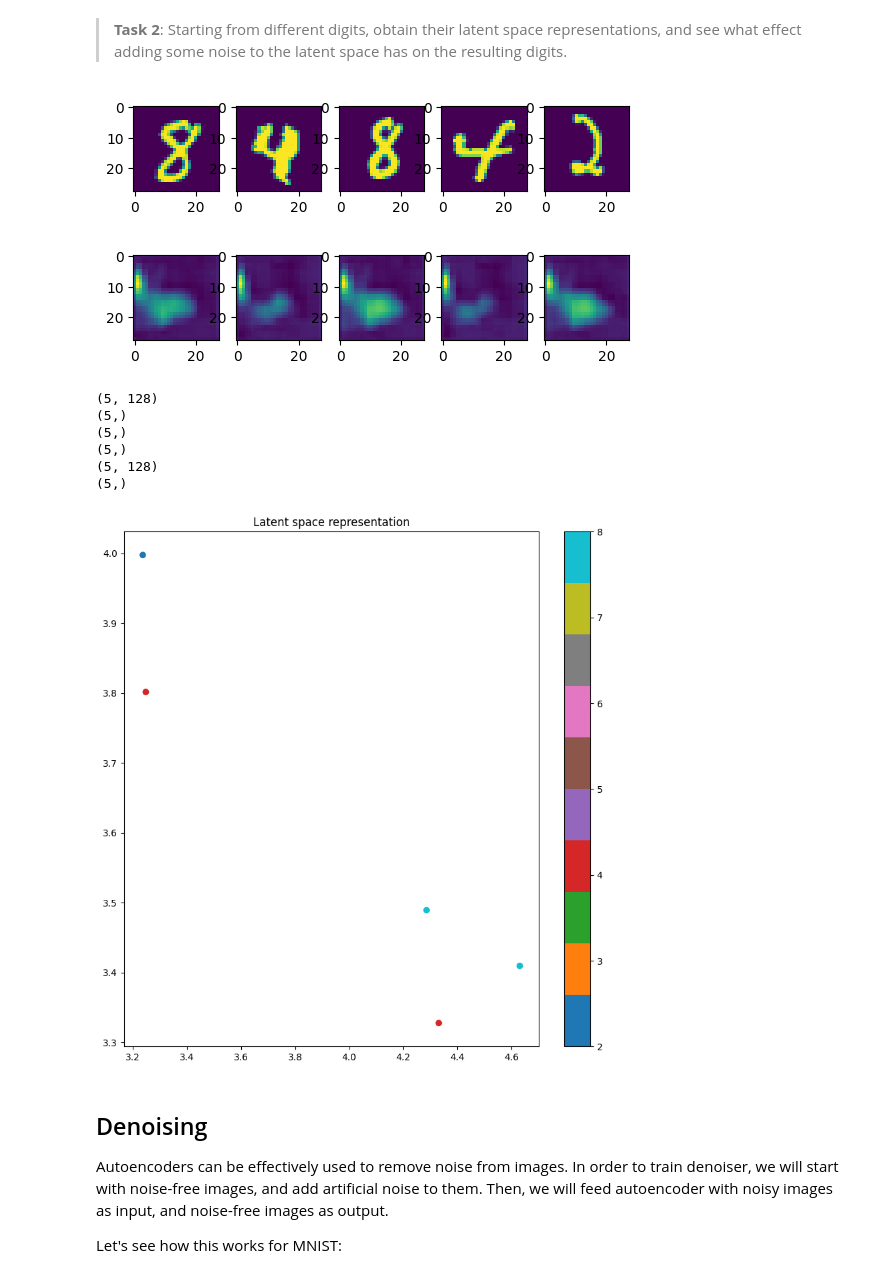
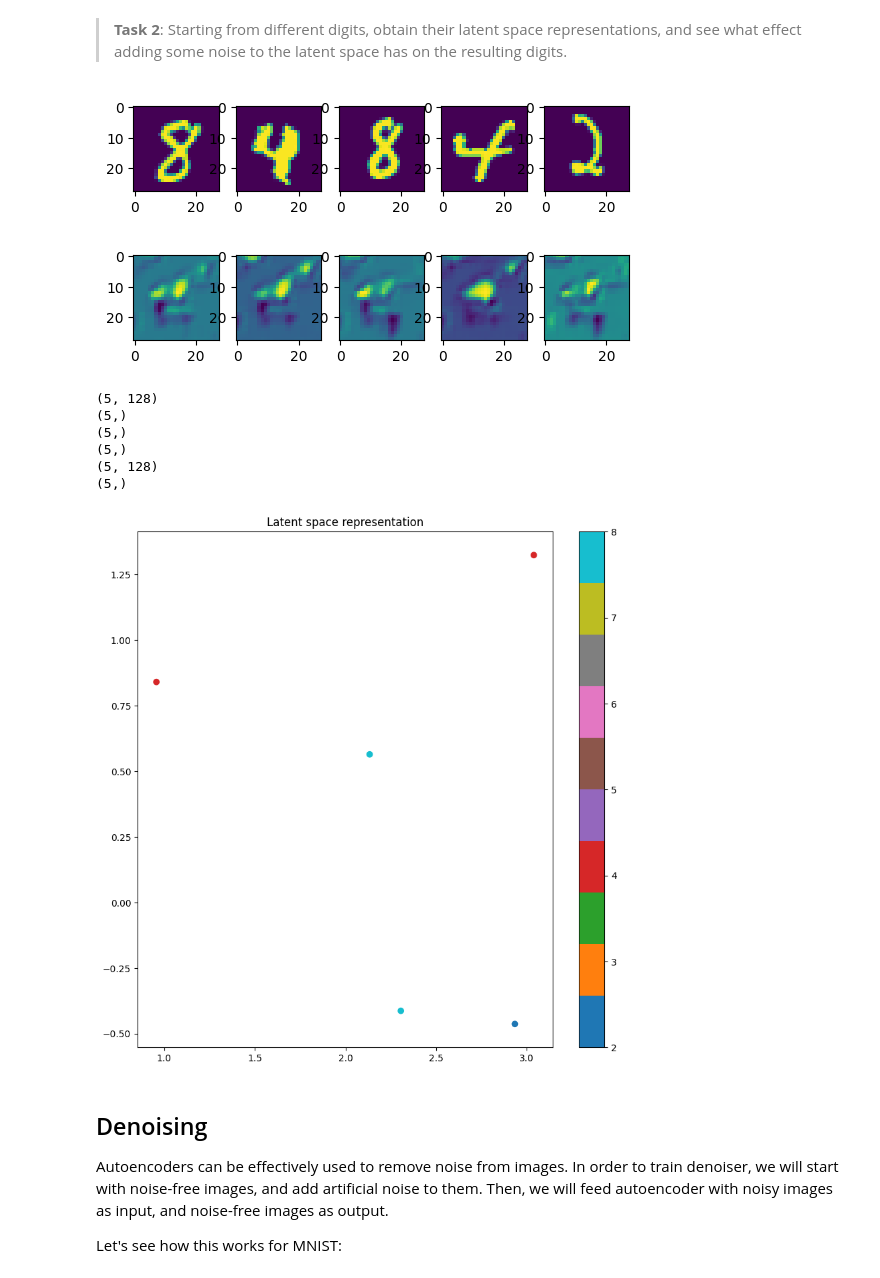
Before and after one commit to onexi/autoencoders-KBoukin, a Jupyter notebook: AutoEncodersPyTorch.ipynb, the cells around one changed output. Saved outputs shown, nothing was run; the diff lists cells and outputs as text; code cells hidden in the pictures.

```diff
--- a/AutoEncodersPyTorch.ipynb
+++ b/AutoEncodersPyTorch.ipynb
@@ -480,7 +480,7 @@ def train(dataloaders, model, loss_fn, optimizer, epochs, device, noisy=None, su
     return model
 # %%
 #train new model with dense layer
-model2 = train(dataloaders, model2, loss_fn, optimizer, 2, device)
+model2 = train(dataloaders, model2, loss_fn, optimizer, epochs, device)
 # %%
 #plot the dots corresponding to different digits
 model2.eval()
@@ -552,7 +552,7 @@ noisy_tensor = torch.FloatTensor(noisify([256, 1, 28, 28])).to(device)
 test_noisy_tensor = torch.FloatTensor(noisify([1, 1, 28, 28])).to(device)
 noisy_tensors = (noisy_tensor, test_noisy_tensor)
 #train the model
-model3 = train(dataloaders, model2, loss_fn, optimizer, 2, device, noisy=noisy_tensors)
+model3 = train(dataloaders, model2, loss_fn, optimizer, epochs, device, noisy=noisy_tensors)
 
 #different digits + latent space representation
 model3.eval()
@@ -564,41 +564,41 @@ plots = 5
 #choosing 5 last images from the test set
 for i, data in enumerate(test_dataset):
     if i >= len(test_dataset) - plots:
         test_numbers.append(data[0].detach().cpu())
         predictions.append(model2(data[0].to(device).unsqueeze(0)).detach().cpu())
         latent_space.append(model2.encoder(data[0].to(device).unsqueeze(0)).detach().cpu())
         labels.append(data[1])
 #plot the last 5 images from the test set
 plotn(plots, test_numbers)
 plotn(plots, predictions)
 latent_space = torch.cat(latent_space, dim=0)
 latent_space = latent_space.numpy()
 print(latent_space.shape)
 print(latent_space[:,0].shape)
 print(latent_space[:,1].shape)
 
 labels = np.array(labels)
 print(labels.shape)
 #reshape the latent space to 2d array for plotting purposes and match the labels
 latent_space = latent_space.reshape(len(latent_space), -1)
 print(latent_space.shape)
 print(labels.shape)
 #plot the latent space representation
 plt.figure(figsize=(10, 10))
 plt.scatter(latent_space[:, 0], latent_space[:, 1], c=labels, cmap='tab10')
 plt.colorbar()
 plt.title('Latent space representation')
 plt.show()
 # %% [output]
 [figure]
-[figure, old version]
+[figure, new version]
 (5, 128)
 (5,)
 (5,)
 (5,)
 (5, 128)
 (5,)
-[figure, old version]
+[figure, new version]
 # %% [markdown]
 ## Denoising
 
```
Also changed, not shown: parts of 4 cells of this notebook.
